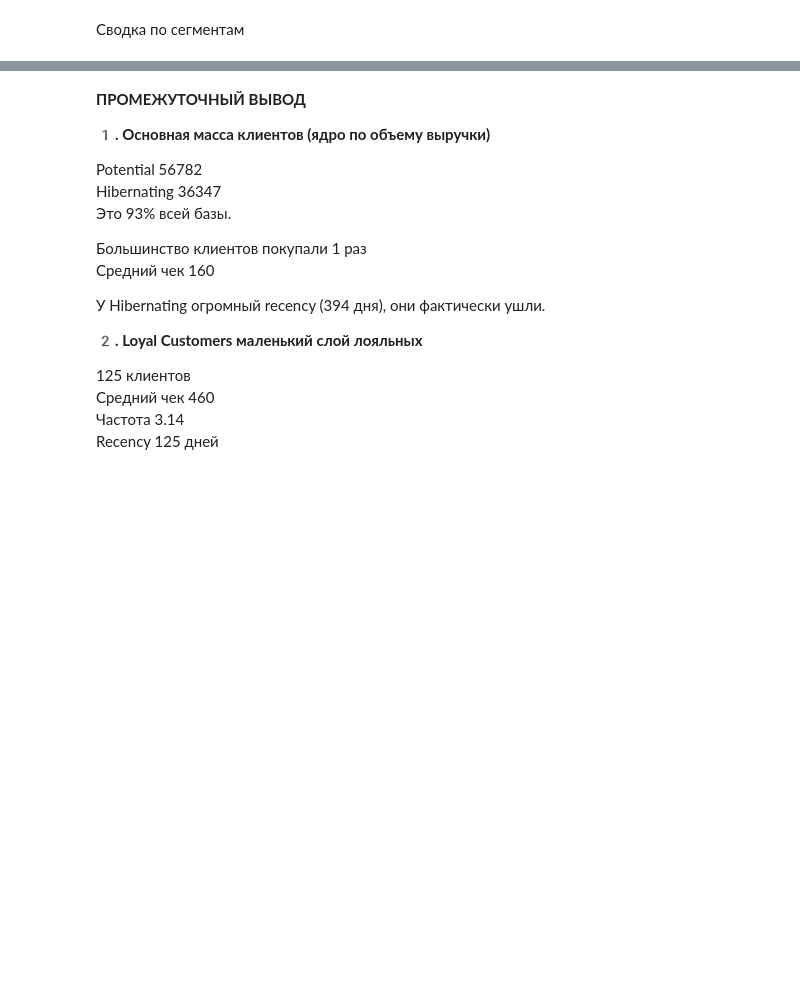
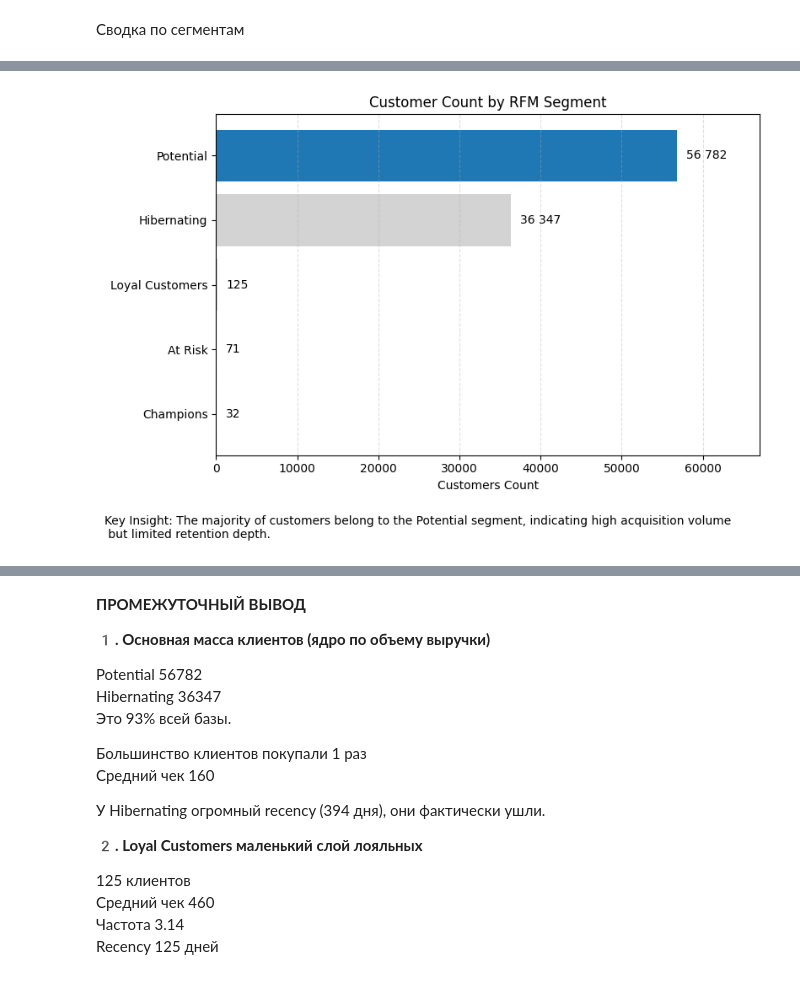
Before and after one commit to rtagirov/ecommerce_sql_rfm_analysis, a Jupyter notebook: ecommerce_sql_rfm_analysis.ipynb, the cells around one changed output, grey strips where cells are left out. Cells and saved outputs as stored; diff of their text form; code cells hidden in the pictures; blank space fills up the shorter version.

```diff
--- a/ecommerce_sql_rfm_analysis.ipynb
+++ b/ecommerce_sql_rfm_analysis.ipynb
@@ -894,0 +937,37 @@ plt.show()
+# %%
+import numpy as np
+import matplotlib.pyplot as plt
+
+df_plot = df_metrics.sort_values("customers_cnt", ascending=True).copy()
+
+# --- выделяем Potential ---
+colors = ["#1f77b4" if seg == "Potential" else "#d3d3d3"
+          for seg in df_plot["segment"]]
+
+fig, ax = plt.subplots(figsize=(8, 5))
+
+bars = ax.barh(df_plot["segment"], df_plot["customers_cnt"], color=colors)
+
+max_val = float(df_plot["customers_cnt"].max())
+ax.set_xlim(0, max_val * 1.18)
+
+offset = max_val * 0.02
+for i, v in enumerate(df_plot["customers_cnt"]):
+    ax.text(v + offset, i, f"{int(v):,}".replace(",", " "),
+            va="center", ha="left", fontsize=10, clip_on=True)
+
+ax.set_xlabel("Customers Count")
+ax.set_title("Customer Count by RFM Segment")
+ax.grid(axis="x", linestyle="--", alpha=0.4)
+
+insight = (
+    "Key Insight: The majority of customers belong to the Potential segment, "
+    "indicating high acquisition volume\n but limited retention depth."
+)
+
+fig.text(0.01, -0.08, insight, ha="left", fontsize=10)
+
+plt.tight_layout()
+plt.show()
+# %% [output]
+[figure, added]
```
Also changed, not shown: parts of 10 cells of this notebook.
